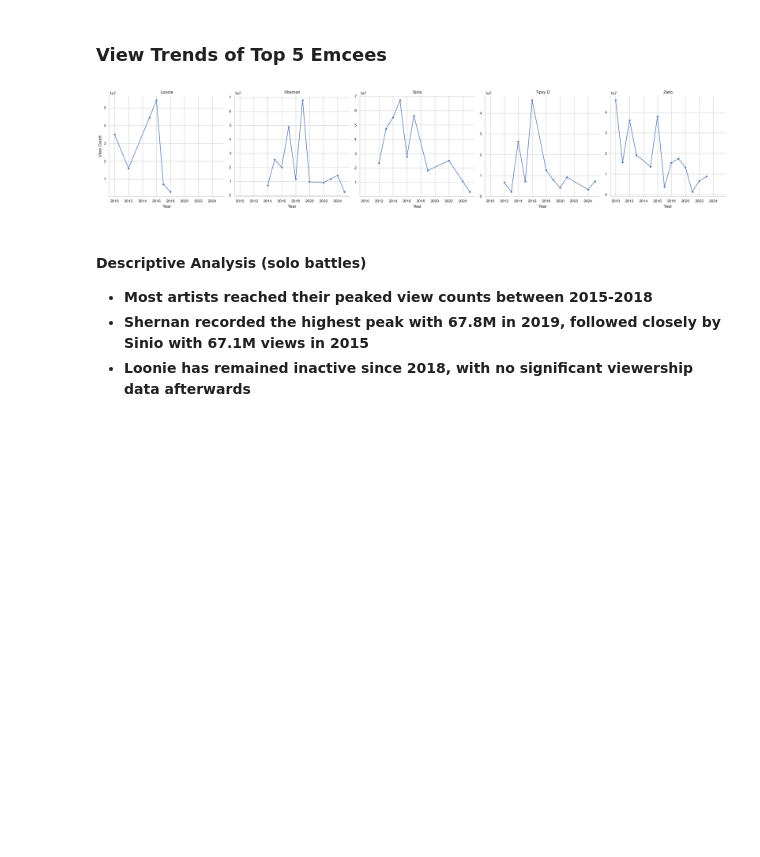
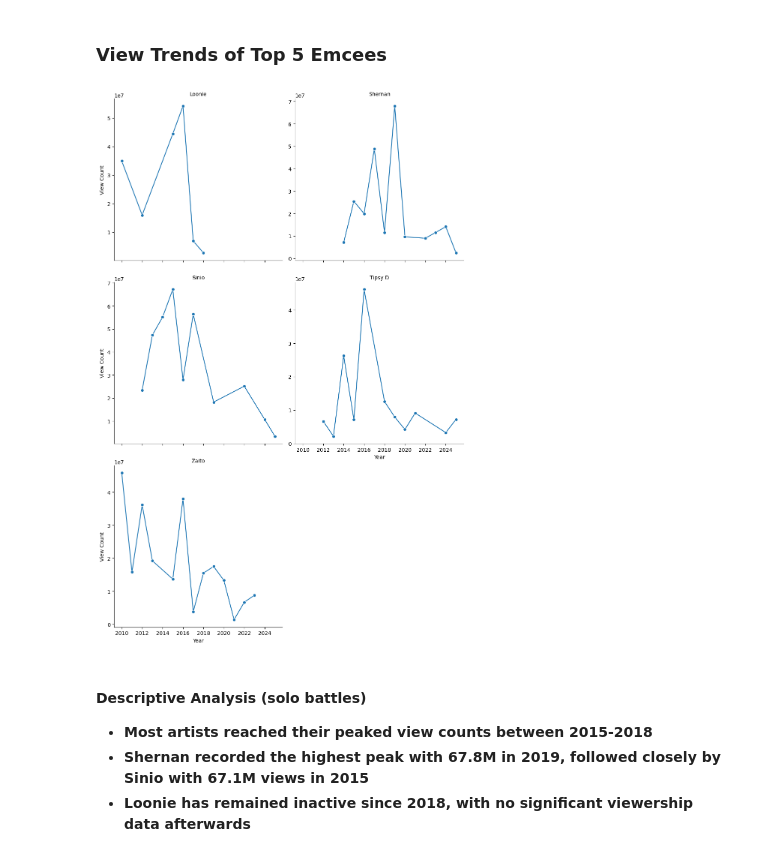
Before and after one commit to robindude8000/fliptop-eda, a Jupyter notebook: eda_notebook.ipynb, the cells around one changed output. Drawn from its saved outputs; the diff is of its cells as text; code cells hidden in the pictures; blank space fills up the shorter version.

```diff
--- a/eda_notebook.ipynb
+++ b/eda_notebook.ipynb
@@ -218,28 +228,28 @@ most_viewed_with_metrics
 # %%
 # create summary of top 5 emcees
 df_top_5 = df_full[df_full["emcee_name"].isin(most_viewed)]
 df_top_5 = df_top_5.groupby(["emcee_name", "year"])[["view_count"]].sum().reset_index()
 
 # Ensure year is sorted for proper plotting
 # df_top_5 = df_top_5.sort_values(by=['emcee_name', 'year'])
 
 import seaborn as sns
 
 g = sns.relplot(
     data=df_top_5,
     x="year", y="view_count",
     kind="line",
-    col="emcee_name", col_wrap=5,  # 3 plots per row
+    col="emcee_name", col_wrap=2,  # 3 plots per row
     marker="o", facet_kws={'sharey': False}
 )
 
 g.set_titles("{col_name}")
 g.set_axis_labels("Year", "View Count")
 
 plt.tight_layout()
 plt.show()
 # %% [output]
-[figure, old version]
+[figure, new version]
 # %% [markdown]
 #### Descriptive Analysis (solo battles)
 - **Most artists reached their peaked view counts between 2015-2018**
```
Also changed, not shown: parts of 2 cells of this notebook.
